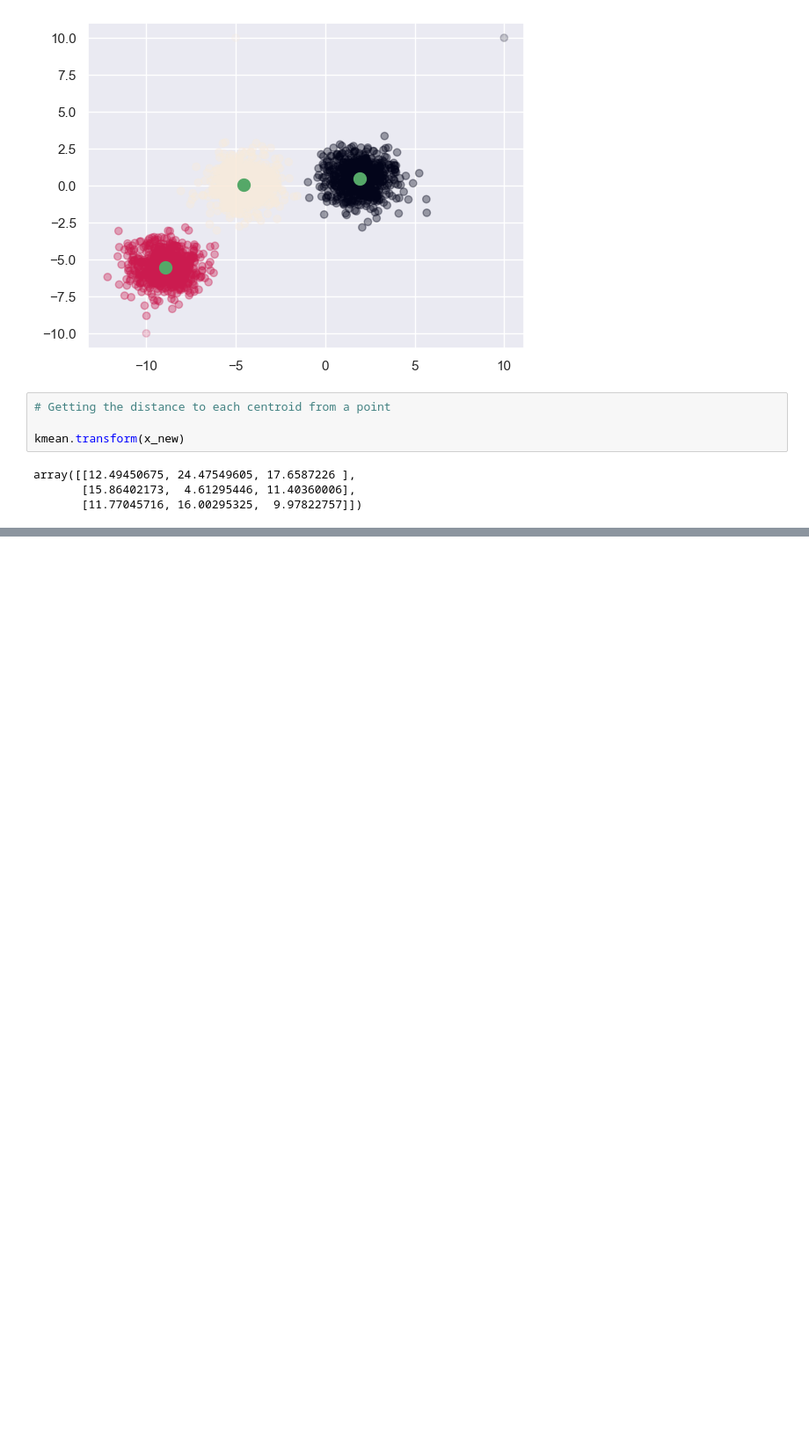
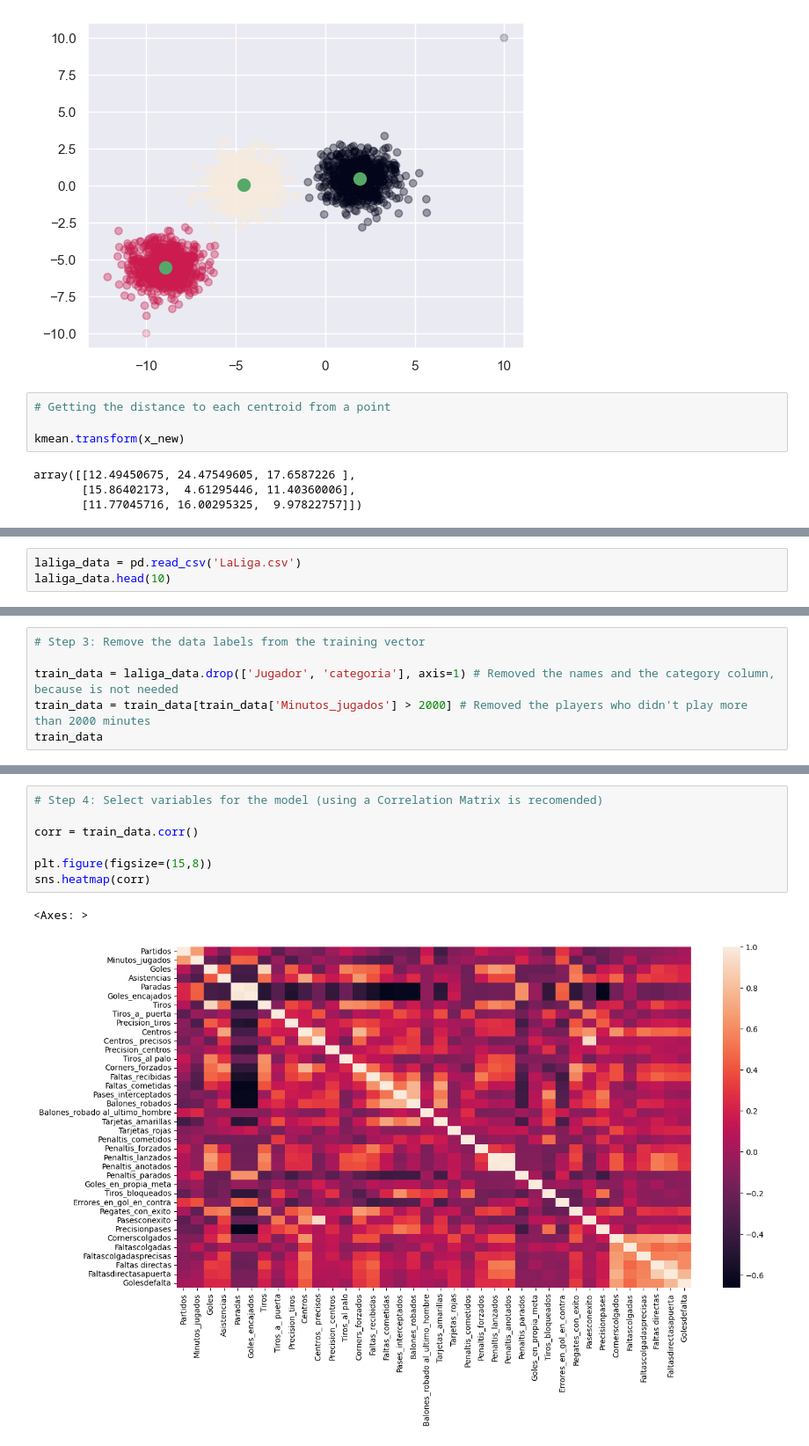
Before and after one commit to Darional/Data-Analysis-and-Python-Library-Codes, a Jupyter notebook: Data_Analysis_and_numpy/08_Unsupervised_Learning.ipynb, the cells around one changed output, grey strips where cells are left out. Shown at 88% size. Cells and saved outputs as stored; diff of their text form; blank space fills up the shorter version.

```diff
--- a/Data_Analysis_and_numpy/08_Unsupervised_Learning.ipynb
+++ b/Data_Analysis_and_numpy/08_Unsupervised_Learning.ipynb
@@ -123,0 +153,3 @@ array([[12.49450675, 24.47549605, 17.6587226 ],
+# %%
+laliga_data = pd.read_csv('LaLiga.csv')
+laliga_data.head(10)
@@ -123,0 +225,6 @@ array([[12.49450675, 24.47549605, 17.6587226 ],
+# %%
+# Step 3: Remove the data labels from the training vector
+
+train_data = laliga_data.drop(['Jugador', 'categoria'], axis=1) # Removed the names and the category column, because is not needed
+train_data = train_data[train_data['Minutos_jugados'] > 2000] # Removed the players who didn't play more than 2000 minutes
+train_data
@@ -123,0 +245,10 @@ array([[12.49450675, 24.47549605, 17.6587226 ],
+# %%
+# Step 4: Select variables for the model (using a Correlation Matrix is recomended)
+
+corr = train_data.corr()
+
+plt.figure(figsize=(15,8))
+sns.heatmap(corr)
+# %% [output]
+<Axes: >
+[figure, added]
```
Also changed, not shown: parts of 20 cells of this notebook, 2 other files.
